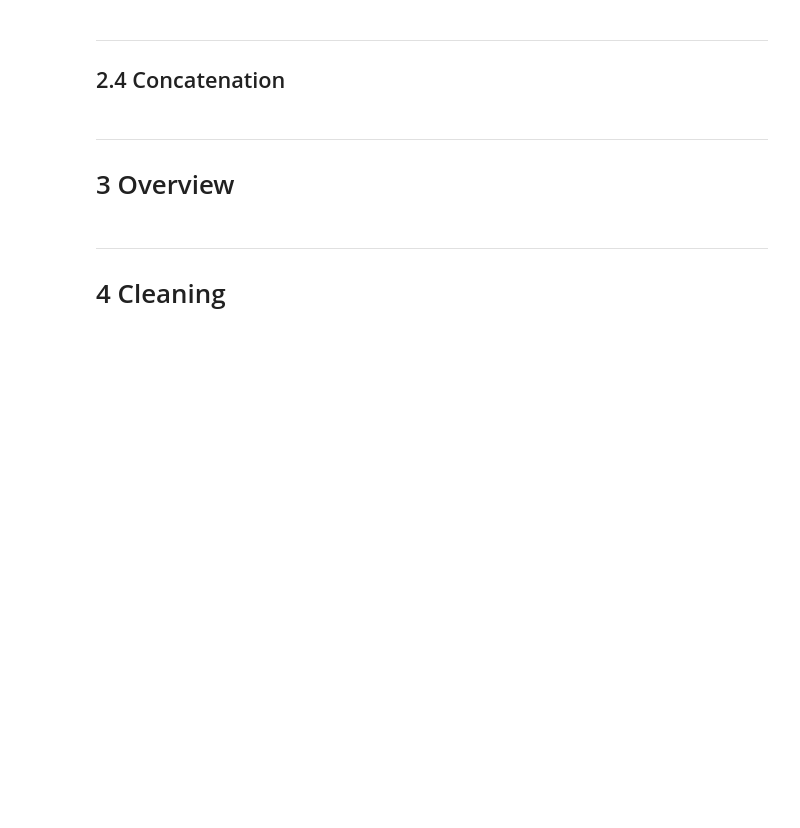
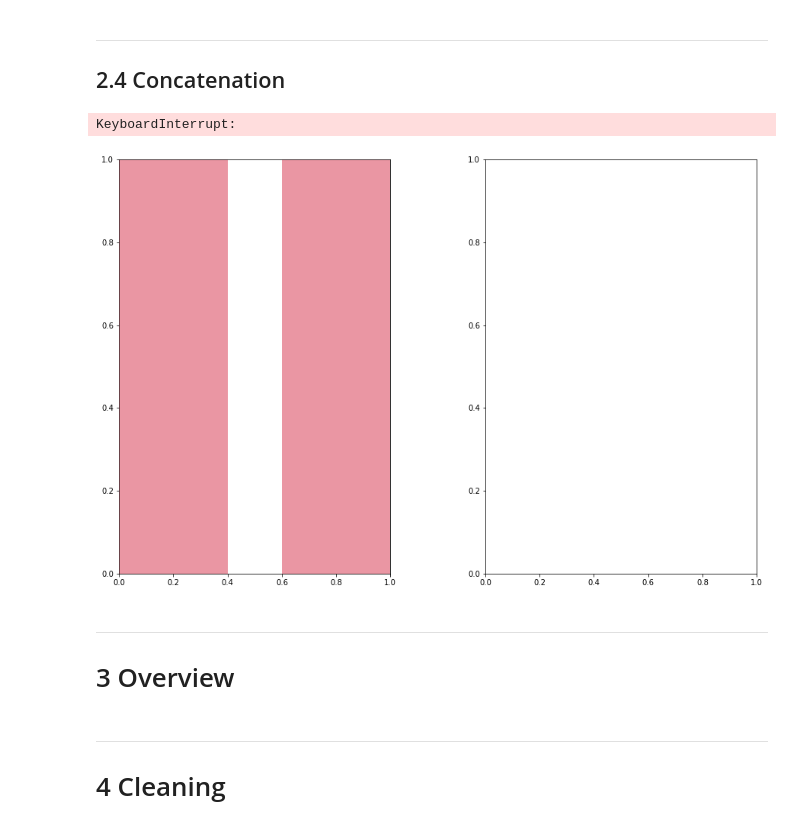
Before and after one commit to curiousmindflow/oc-ml-p3, a Jupyter notebook: preparation.ipynb, the cells around one changed output. Drawn from its saved outputs; the diff is of its cells as text; code cells hidden in the pictures; blank space fills up the shorter version.

```diff
--- a/preparation.ipynb
+++ b/preparation.ipynb
@@ -298,41 +531,53 @@ data = pd.concat([data, data2])
 #     plt.show()
 # %%
 def create_subplot(data, feature, n_rows, index, is_numeric):
-    print(f"create_subplot: {feature}, {n_rows}, {index}, {is_numeric}")
     plt.subplot(n_rows, 2, index)
+    uniques = data["OSEBuildingID"].unique()
+
     if is_numeric:
-        countplot = sns.countplot(x=data[feature])
-        countplot.set_xlabel(feature, fontsize=12)
-        countplot.set_ylabel(None)
+        plot = sns.countplot(x=data[feature])
     else:
-        boxplot = sns.boxplot(y=data[feature])
-        boxplot.set_xlabel(feature, fontsize=12)
-        boxplot.set_ylabel(None)
+        if unique.size < 20:
+            plot = sns.boxplot(y=data[feature])
+        else:
+            duplicates = data["OSEBuildingID"]
+            dist = pd.DataFrame({
+                "uniques": uniques,
+                "duplicates": duplicates
+            })
+            plot = sns.countplot(data=dist)
+
+    plot.set_xlabel(feature, fontsize=12)
+    plot.set_ylabel(None)
 
 
 def dataset_diff_analysis(data1, data2):
-    features = data.columns.intersection(data2.columns).values[:3]
+    features = data.columns.intersection(data2.columns).values[:1]
     n_cols = 2
     n_rows = len(features)
     col_id = 0
     index = 1
 
     plt.subplots(n_rows, n_cols, figsize=(15, 10))
     plt.subplots_adjust(wspace=0.35, hspace=0.35)
 
     for f in features:
         is_numeric = True
         f_type = data1[f].dtype
         if data1[f].dtype == "object":
             is_numeric = False
 
-        print(f"f_type: {f_type}")
-        print(f"is_numeric: {is_numeric}")
-
         create_subplot(data1, f, n_rows, index, is_numeric)
         create_subplot(data2, f, n_rows, index+1, is_numeric)
 
     index += 2
 
     plt.show()
+
+
+
+dataset_diff_analysis(data, data2)
+# %% [output]
+KeyboardInterrupt:
+[figure, added]
 # %%
```
Also changed, not shown: parts of 28 cells of this notebook.
